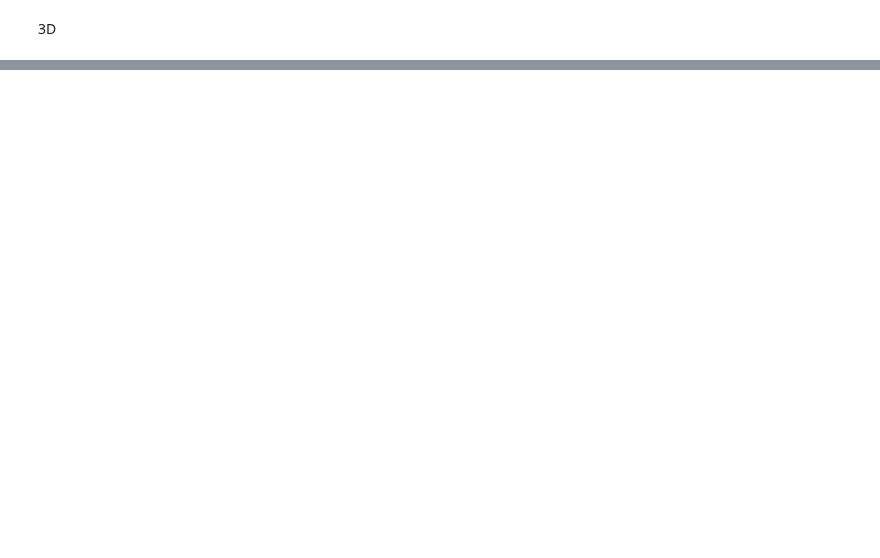
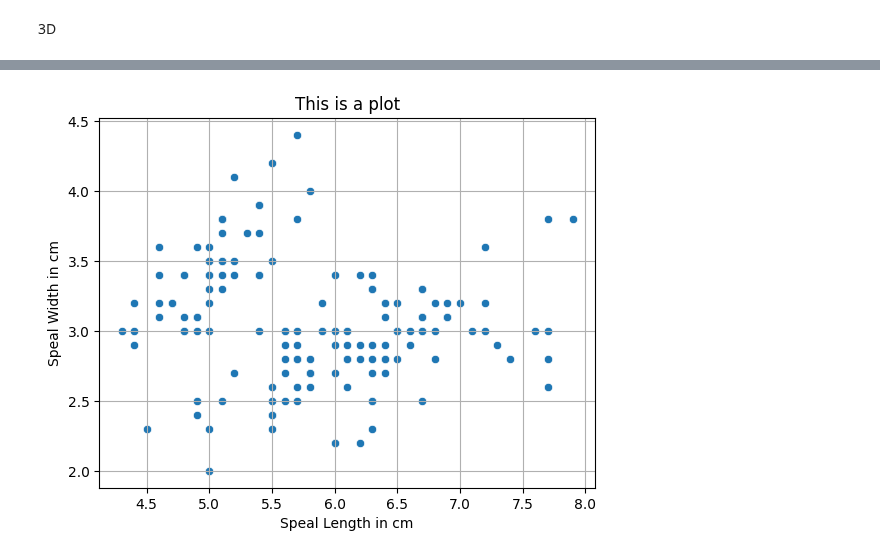
Before and after one commit to haribojjireddy/my-first-repo, a Jupyter notebook: EDA_Practise.ipynb, the cells around one changed output, grey strips where cells are left out. Saved outputs shown, nothing was run; the diff lists cells and outputs as text; code cells hidden in the pictures; blank space fills up the shorter version.

```diff
--- a/EDA_Practise.ipynb
+++ b/EDA_Practise.ipynb
@@ -145,0 +176,17 @@ fig.show()
+# %%
+
+import seaborn as sns
+import matplotlib.pyplot as plt
+iris = sns.load_dataset('iris')
+
+sns.scatterplot(data = iris,
+                x = "sepal_length",
+                y = "sepal_width")
+
+plt.xlabel("Speal Length in cm")
+plt.ylabel("Speal Width in cm")
+plt.title("This is a plot")
+plt.grid()
+plt.show()
+# %% [output]
+[figure, added]
```
Also changed, not shown: parts of 4 cells of this notebook.
